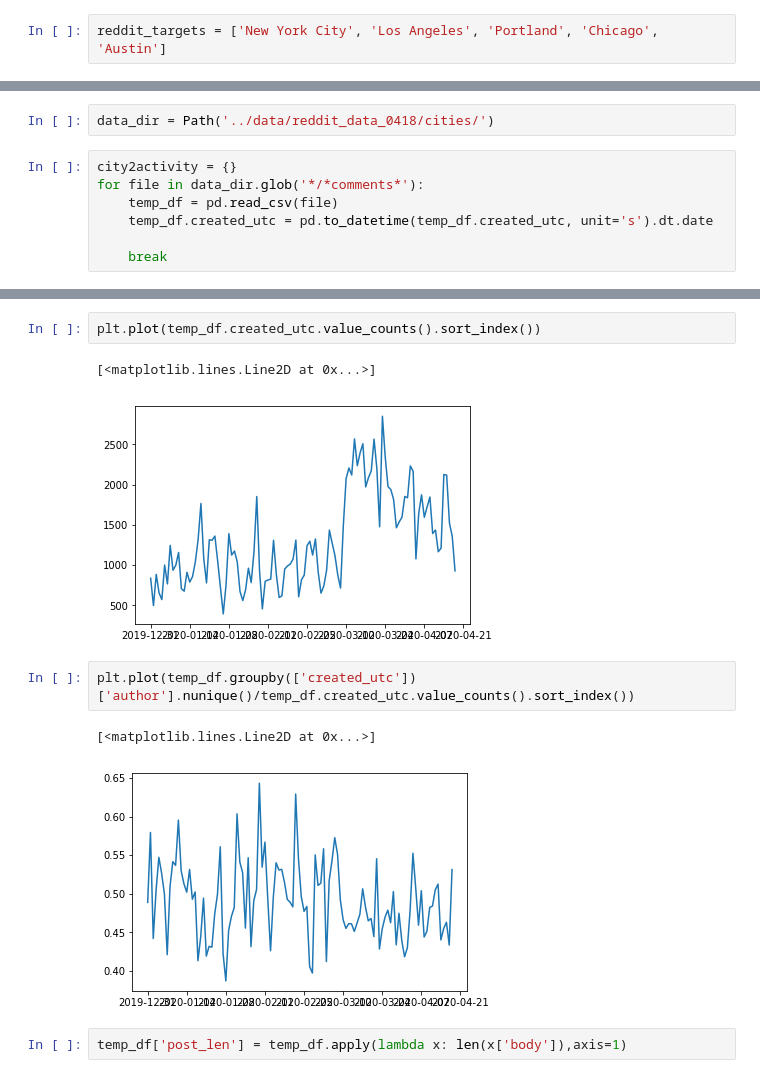
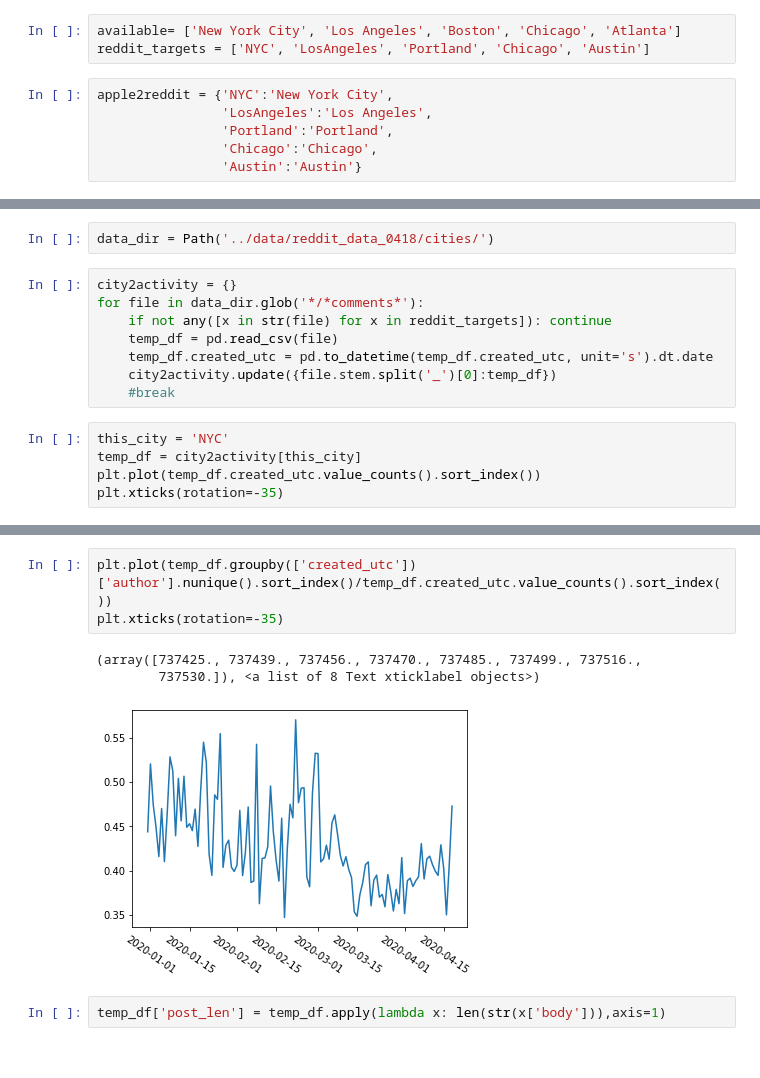
Before and after one commit to KellyGothard/RedditUSACOVID, a Jupyter notebook: notebooks/Ngram_Timeseries.ipynb, the cells around one changed output, grey strips where cells are left out. Cells and saved outputs as stored; diff of their text form.

```diff
--- a/notebooks/Ngram_Timeseries.ipynb
+++ b/notebooks/Ngram_Timeseries.ipynb
@@ -148,2 +154,9 @@ apple_mob_dat
+# %%
+available= ['New York City', 'Los Angeles', 'Boston', 'Chicago', 'Atlanta']
+reddit_targets = ['NYC', 'LosAngeles', 'Portland', 'Chicago', 'Austin']
 # %%
-reddit_targets = ['New York City', 'Los Angeles', 'Portland', 'Chicago', 'Austin']
+apple2reddit = {'NYC':'New York City',
+                'LosAngeles':'Los Angeles',
+                'Portland':'Portland',
+                'Chicago':'Chicago',
+                'Austin':'Austin'}
@@ -177,7 +185,13 @@ data_dir = Path('../data/reddit_data_0418/cities/')
 # %%
 city2activity = {}
 for file in data_dir.glob('*/*comments*'):
+    if not any([x in str(file) for x in reddit_targets]): continue
     temp_df = pd.read_csv(file)
     temp_df.created_utc = pd.to_datetime(temp_df.created_utc, unit='s').dt.date
-
-    break
+    city2activity.update({file.stem.split('_')[0]:temp_df})
+    #break
+# %%
+this_city = 'NYC'
+temp_df = city2activity[this_city]
+plt.plot(temp_df.created_utc.value_counts().sort_index())
+plt.xticks(rotation=-35)
@@ -184,14 +202,11 @@ for file in data_dir.glob('*/*comments*'):
 # %%
-plt.plot(temp_df.created_utc.value_counts().sort_index())
+plt.plot(temp_df.groupby(['created_utc'])['author'].nunique().sort_index()/temp_df.created_utc.value_counts().sort_index())
+plt.xticks(rotation=-35)
 # %% [output]
-[<matplotlib.lines.Line2D at 0x...>]
+(array([737425., 737439., 737456., 737470., 737485., 737499., 737516.,
+        737530.]), <a list of 8 Text xticklabel objects>)
-[figure, old version]
+[figure, new version]
-# %%
-plt.plot(temp_df.groupby(['created_utc'])['author'].nunique()/temp_df.created_utc.value_counts().sort_index())
-# %% [output]
-[<matplotlib.lines.Line2D at 0x...>]
-[figure, removed]
 # %%
-temp_df['post_len'] = temp_df.apply(lambda x: len(x['body']),axis=1)
+temp_df['post_len'] = temp_df.apply(lambda x: len(str(x['body'])),axis=1)
 # %%
 plt.plot(temp_df.groupby('created_utc')['post_len'].quantile(.5).rolling(7).mean())
```
Also changed, not shown: parts of 12 cells of this notebook, 1 other file.
